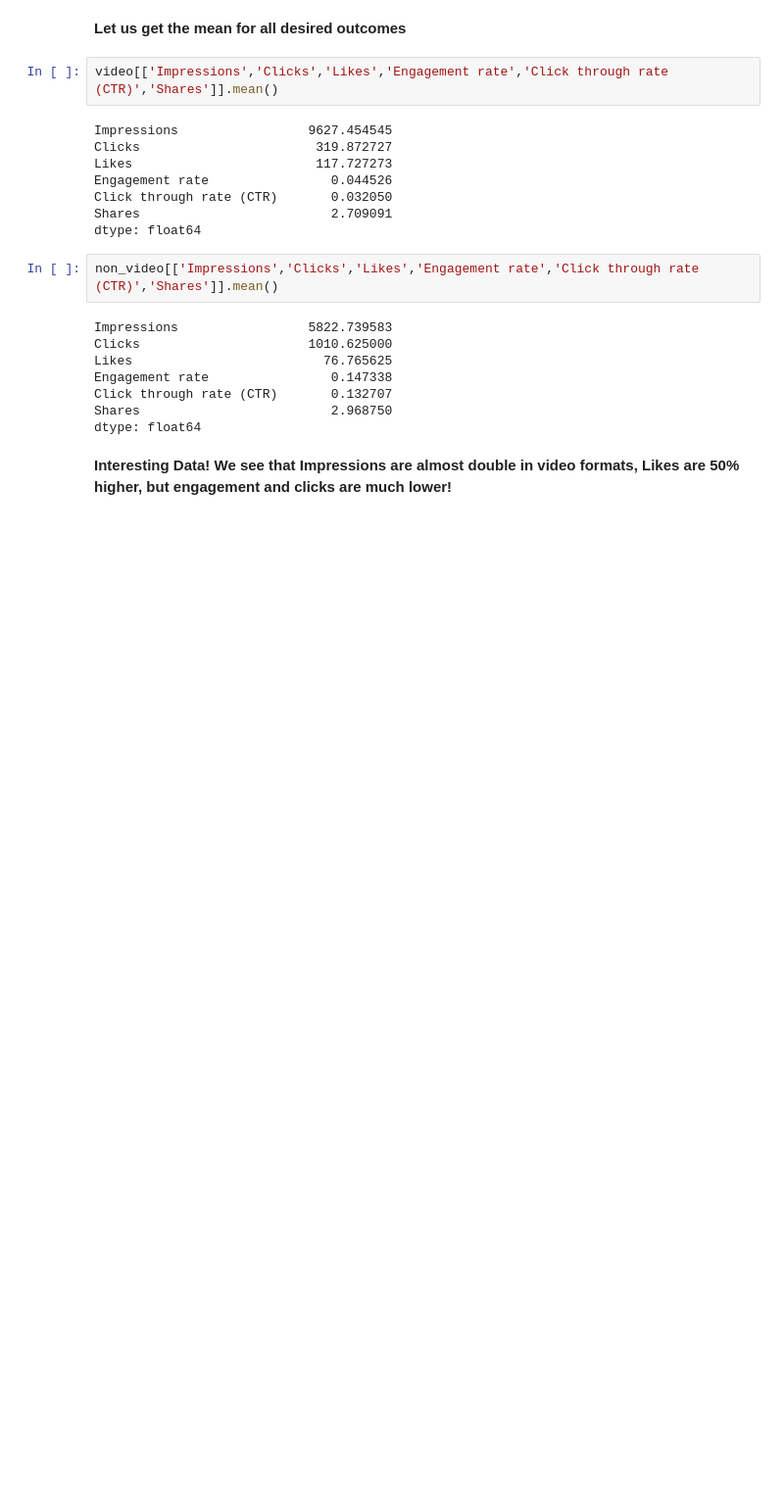
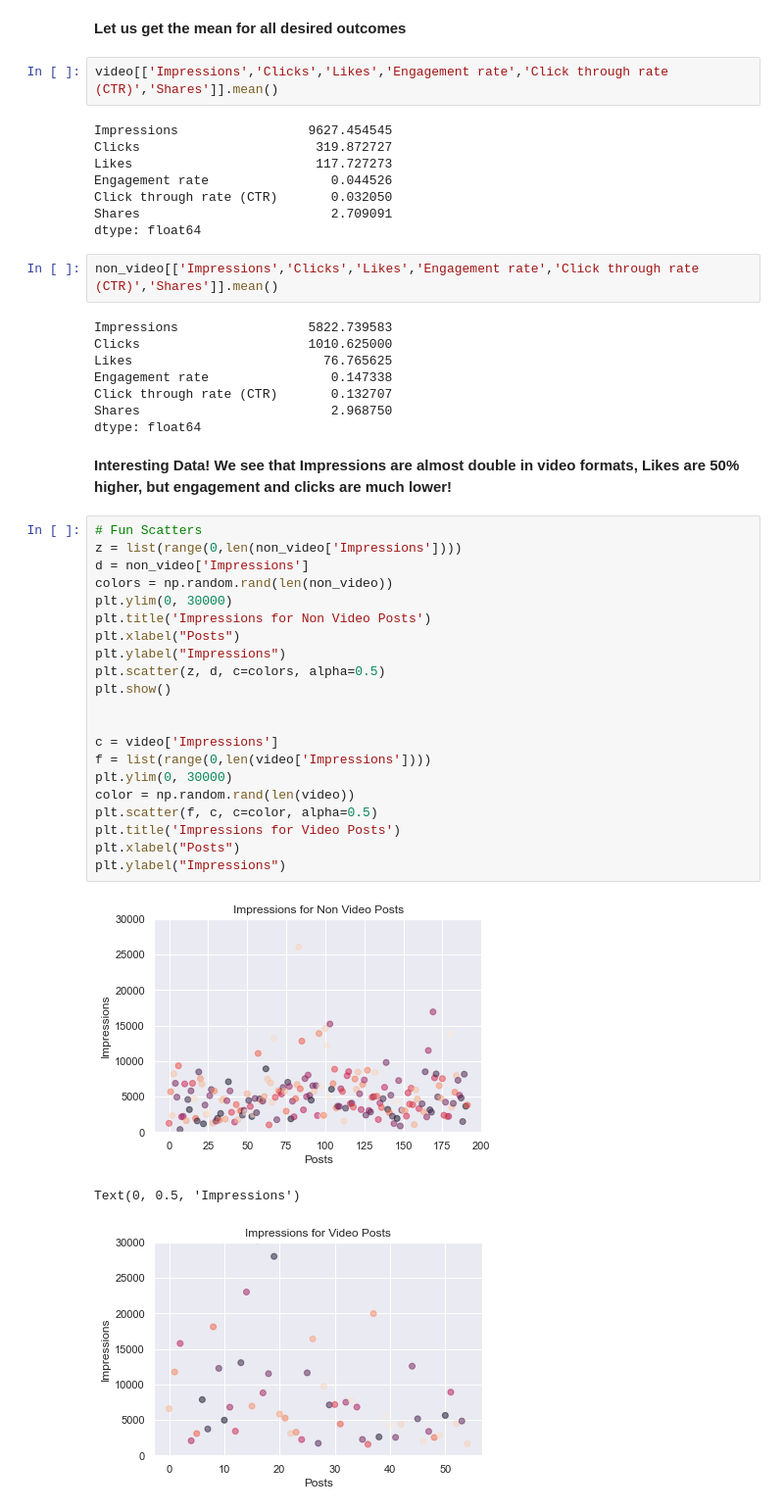
Before and after one commit to lukibrasil/Linkedin-Stats, a Jupyter notebook: Linkedin Final Data Sci Proj.ipynb, the cells around one changed output. Shown at 98% size. Cells and saved outputs as stored; diff of their text form; blank space fills up the shorter version.

Commit message:
Added More Plots, more data Follower Data, etc

```diff
--- a/Linkedin Final Data Sci Proj.ipynb
+++ b/Linkedin Final Data Sci Proj.ipynb
@@ -124,3 +128,28 @@ Shares                         2.968750
 dtype: float64
 # %% [markdown]
 **Interesting Data! We see that Impressions are almost double in video formats, Likes are 50% higher, but engagement and clicks are much lower!**
+# %%
+# Fun Scatters
+z = list(range(0,len(non_video['Impressions'])))
+d = non_video['Impressions']
+colors = np.random.rand(len(non_video))
+plt.ylim(0, 30000)
+plt.title('Impressions for Non Video Posts')
+plt.xlabel("Posts")
+plt.ylabel("Impressions")
+plt.scatter(z, d, c=colors, alpha=0.5)
+plt.show()
+
+
+c = video['Impressions']
+f = list(range(0,len(video['Impressions'])))
+plt.ylim(0, 30000)
+color = np.random.rand(len(video))
+plt.scatter(f, c, c=color, alpha=0.5)
+plt.title('Impressions for Video Posts')
+plt.xlabel("Posts")
+plt.ylabel("Impressions")
+# %% [output]
+[figure, added]
+Text(0, 0.5, 'Impressions')
+[figure, added]
```
Also changed, not shown: parts of 13 cells of this notebook.
